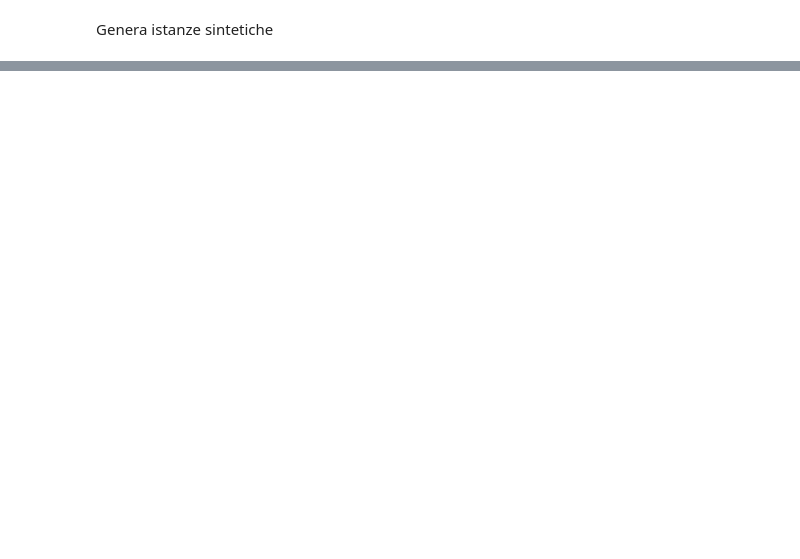
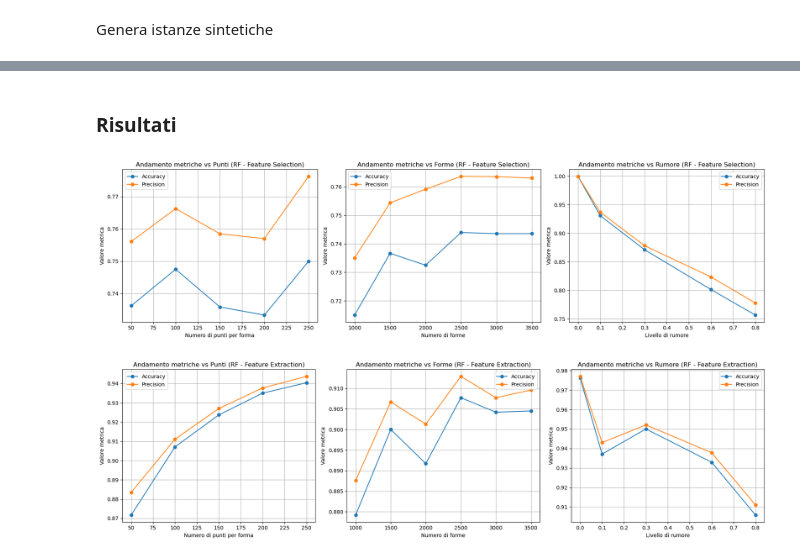
Before and after one commit to IonutZbir/University, a Jupyter notebook: Terzo_Anno/DataMining/esame/riconoscimento_forme_finale.ipynb, the cells around one changed output, grey strips where cells are left out. Cells and saved outputs as stored; diff of their text form; code cells hidden in the pictures; blank space fills up the shorter version.

Commit message:
finita la fase dei test di robustezza

```diff
--- a/Terzo_Anno/DataMining/esame/riconoscimento_forme_finale.ipynb
+++ b/Terzo_Anno/DataMining/esame/riconoscimento_forme_finale.ipynb
@@ -606,3 +833,0 @@ pca = PCA(n_components=n_features, svd_solver="randomized", whiten=True).fit(X_t
-# %%
-pca_train = pca.transform(X_train)
-pca_test = pca.transform(X_test)
@@ -645,0 +1031,17 @@ Accuracy sul test set: 0.9100
+# %%
+fig, axes = plt.subplots(1, len(best_models_svm), figsize=(12, 5))
+
+for ax, name in zip(axes, best_models_svm):
+    y_test_set = y_test_sets[name]
+    y_pred = best_models_svm[name].predict(X_test_sets[name])
+
+    ConfusionMatrixDisplay.from_predictions(
+        y_test_set, y_pred,
+        display_labels=[label.capitalize() for label in labels],
+        cmap="Blues",
+        ax=ax
+    )
+    ax.set_title(f"{name}")
+
+plt.subplots_adjust(wspace=0.4, left=0.1, right=0.9)
+plt.show()
@@ -645,0 +1050,15 @@ Accuracy sul test set: 0.9100
+# %%
+punti_fisso = 100
+forme_fisso = 2000
+rumore_fisso = 0.9
+
+# Configurazioni da testare
+punti = [50, 100, 150, 200, 250]
+forme = [1000, 1500, 2000, 2500, 3000, 3500]
+rumore = [0, 0.1, 0.3, 0.6, 0.8]
+
+datasets_variati = {
+    "punti": {(forme_fisso, p, rumore_fisso): genera_campioni(forme_fisso, p, rumore_fisso) for p in punti},
+    "forme": {(f, punti_fisso, rumore_fisso): genera_campioni(f, punti_fisso, rumore_fisso) for f in forme},
+    "rumore": {(forme_fisso, punti_fisso, r): genera_campioni(forme_fisso, punti_fisso, r) for r in rumore}
+}
@@ -645,0 +1294,4 @@ Accuracy sul test set: 0.9100
+# %% [markdown]
+### Risultati
+# %%
+results_selection_rf, results_pca_rf = test_robustezza_random_forest()
@@ -645,0 +1300,6 @@ Accuracy sul test set: 0.9100
+# %%
+plot_figure(results=results_selection_rf, title="RF - Feature Selection")
+plot_figure(results=results_pca_rf, title="RF - Feature Extraction")
+# %% [output]
+[figure, added]
+[figure, added]
```
Also changed, not shown: parts of 60 cells of this notebook, 4 other files.
